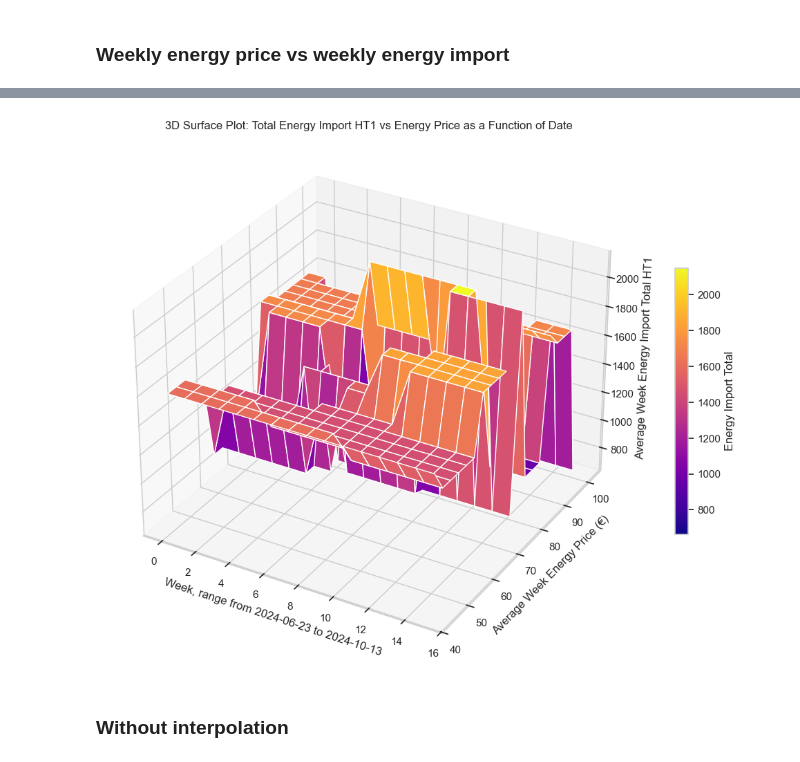
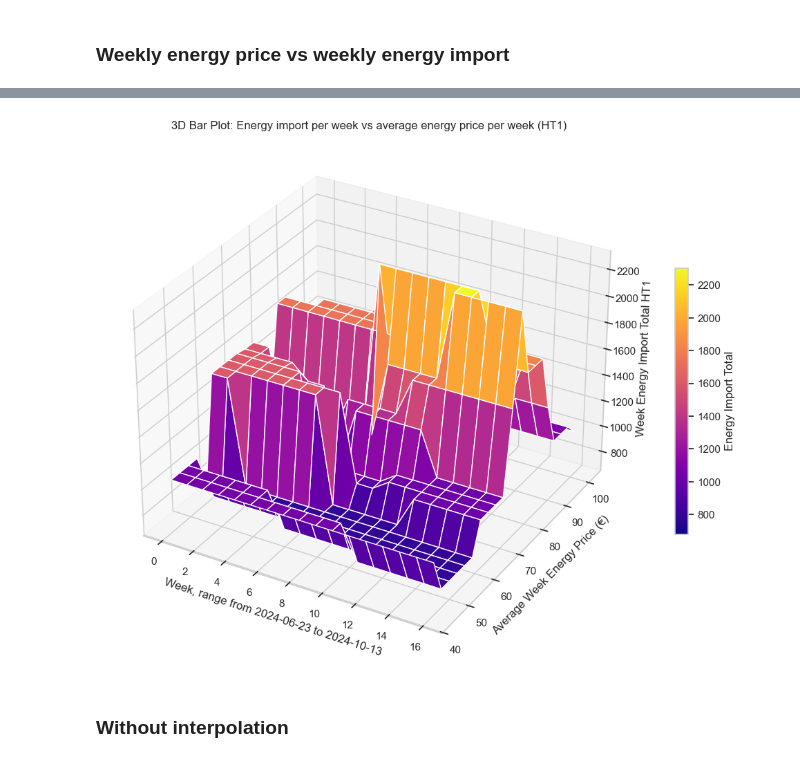
Before and after one commit to PiotrKersten/server-side-queries, a Jupyter notebook: main.ipynb, the cells around one changed output, grey strips where cells are left out. Drawn from its saved outputs; the diff is of its cells as text; code cells hidden in the pictures.

```diff
--- a/main.ipynb
+++ b/main.ipynb
@@ -705,7 +730,13 @@ Freq: W-SUN, Name: energie_prijs_currentPrice, dtype: float64
 # More variety between those
 # %%
 
-df_res_copy = df_res.iloc[:, :3].copy()
-weekly_avg_df = df_res_copy.resample('W').mean()
+df_res_copy = df_res[['energie_prijs_currentPrice', 'ht_wp_1_id_energyImportTotal_delta', 'ht_wp_2_id_energyImportTotal_delta']].copy()
+
+weekly_avg_df = df_res_copy.resample('W').agg({
+    'energie_prijs_currentPrice': 'mean',
+    'ht_wp_1_id_energyImportTotal_delta': 'sum',
+    'ht_wp_2_id_energyImportTotal_delta': 'sum'
+})
+
 print(weekly_avg_df)
 # %% [output]
@@ -731,9 +760,3 @@ timestamp
-# %%
-delta_columns = ["ht_wp_1_id_energyImportTotal", "ht_wp_2_id_energyImportTotal"]
-df_res = weekly_avg_df.copy()
-
-for col in delta_columns:
-     weekly_avg_df.loc[:, f'{col}_delta'] = weekly_avg_df[col].diff()
 # %%
 print(weekly_avg_df.index)
 # %% [output]
@@ -841,5 +865,7 @@ plt.show()
 # %%
 #CONVERT TIME INDEX TO 1-17
+
+weekly_avg_df.index = range(len(weekly_avg_df))
 # %% [markdown]
 ### Weekly energy price vs weekly energy import
 # %%
@@ -899,33 +926,34 @@ weekly_avg_df.head(17)
 # %%
+from scipy.interpolate import griddata
 
 prices = weekly_avg_df['energie_prijs_currentPrice']
 energy_import = weekly_avg_df['ht_wp_1_id_energyImportTotal_delta']
 dates = weekly_avg_df.index
 
 price_grid = np.linspace(min(prices), max(prices), 20)
 date_grid = np.linspace(0, len(dates) - 1, len(dates))
 
 price_grid, date_grid = np.meshgrid(price_grid, date_grid)
 
 energy_import_grid = griddata((dates, prices), energy_import, (date_grid, price_grid), method='nearest')
 
 fig = plt.figure(figsize=(15, 10))
 ax = fig.add_subplot(111, projection='3d')
 surf = ax.plot_surface(date_grid, price_grid, energy_import_grid, cmap='plasma')
 
 ax.set_xlabel('Week, range from 2024-06-23 to 2024-10-13')
 ax.set_ylabel('Average Week Energy Price (€)')
-ax.set_zlabel('Average Week Energy Import Total HT1')
+ax.set_zlabel('Week Energy Import Total HT1')
 
 
 cbar = fig.colorbar(surf, shrink=0.5)
 cbar.set_label('Energy Import Total')
 
 
-plt.title('3D Surface Plot: Total Energy Import HT1 vs Energy Price as a Function of Date')
+plt.title('3D Bar Plot: Energy import per week vs average energy price per week (HT1)')
 plt.show()
 # %% [output]
-[figure, old version]
+[figure, new version]
 # %% [markdown]
 ### Without interpolation
 # %%
```
Also changed, not shown: parts of 21 cells of this notebook, 5 other files.
